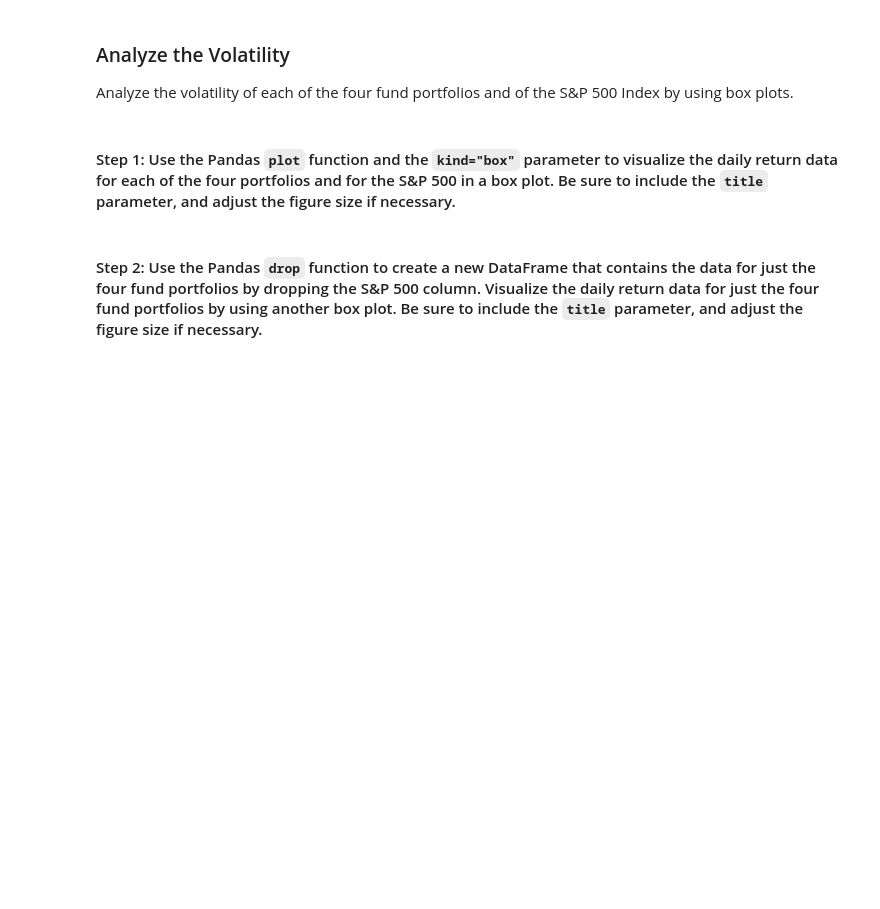
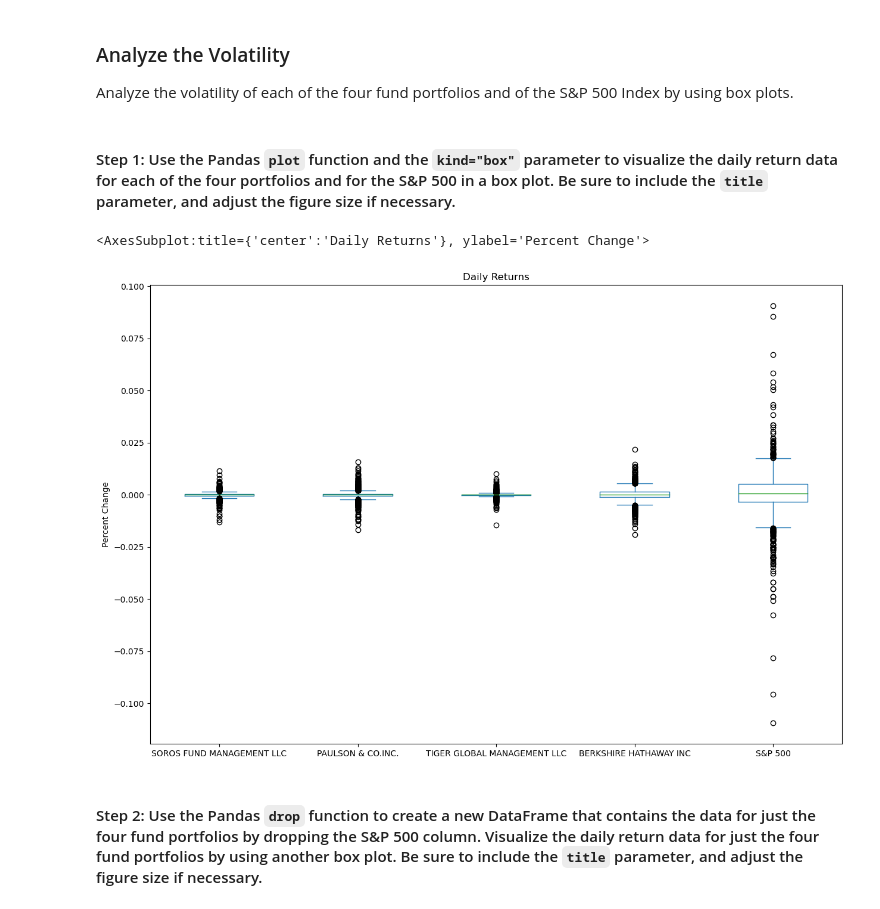
Before and after one commit to brianwander/Quantitative_Analysis, a Jupyter notebook: risk_return_analysis.ipynb, the cells around one changed output. Drawn from its saved outputs; the diff is of its cells as text; code cells hidden in the pictures; blank space fills up the shorter version.

```diff
--- a/risk_return_analysis.ipynb
+++ b/risk_return_analysis.ipynb
@@ -237,7 +237,11 @@ Analyze the volatility of each of the four fund portfolios and of the S&P 500 In
 # %%
 # Use the daily return data to create box plots to visualize the volatility of the 4 funds and the S&P 500
 # Include a title parameter and adjust the figure size
 # YOUR CODE HERE
+daily_returns.plot(title="Daily Returns",kind="box",xlabel="Date",ylabel="Percent Change",legend=True,figsize=(15,10))
+# %% [output]
+<AxesSubplot:title={'center':'Daily Returns'}, ylabel='Percent Change'>
+[figure, added]
 # %% [markdown]
 #### Step 2: Use the Pandas `drop` function to create a new DataFrame that contains the data for just the four fund portfolios by dropping the S&P 500 column. Visualize the daily return data for just the four fund portfolios by using another box plot. Be sure to include the `title` parameter, and adjust the figure size if necessary.
 # %%
```
Also changed, not shown: parts of 2 cells of this notebook.
